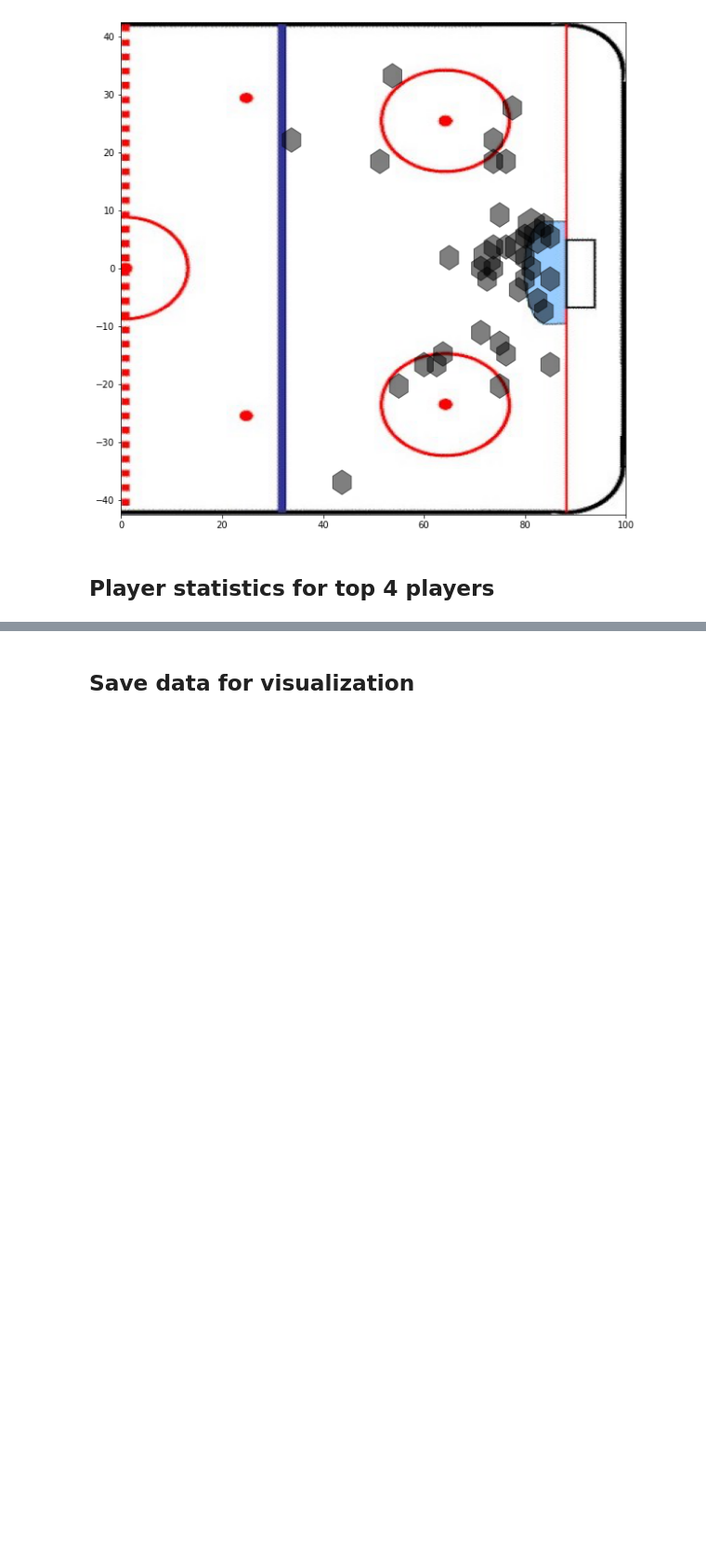
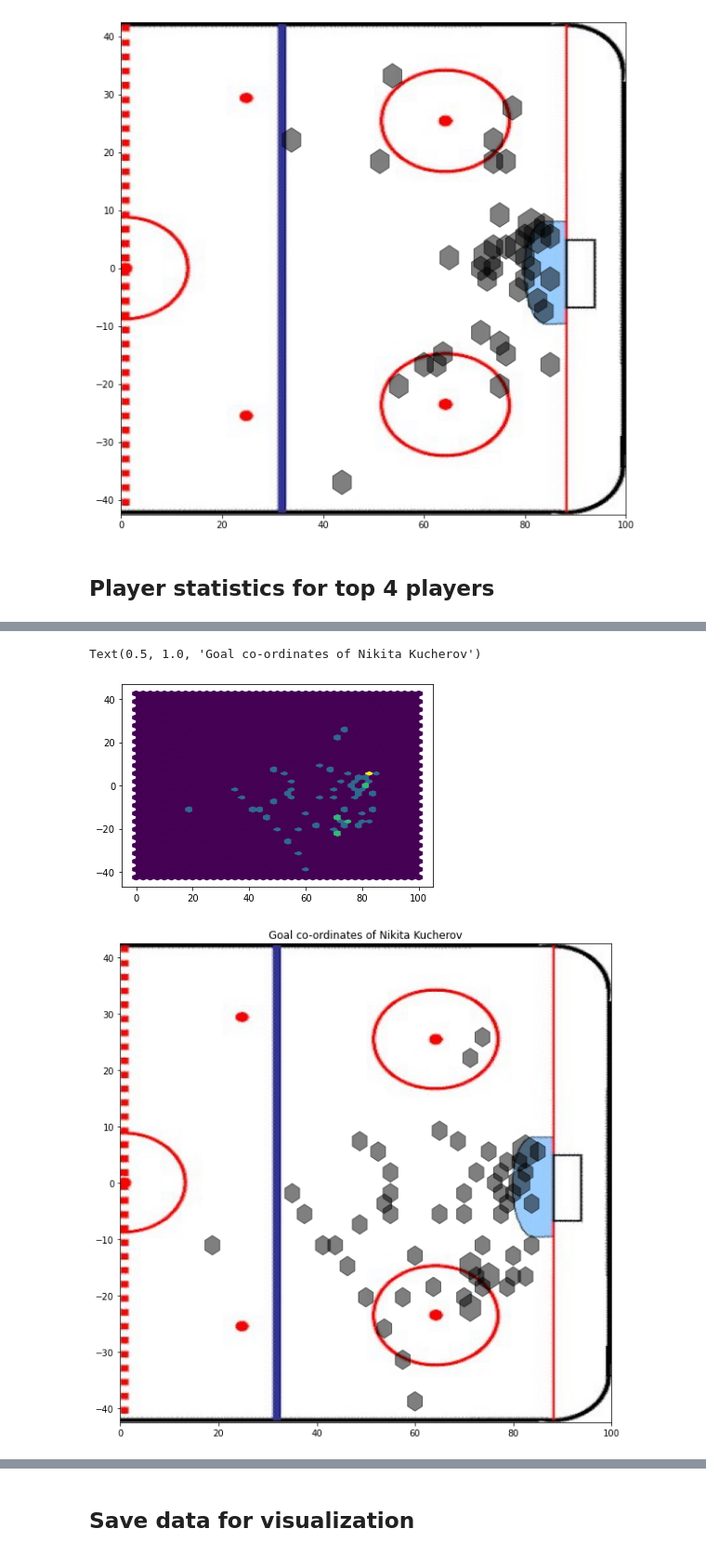
Before and after one commit to aadityapanchal/NHL-Analytics, a Jupyter notebook: NHL-Shots-Data-Analysis.ipynb, the cells around one changed output, grey strips where cells are left out. Shown at 93% size. Drawn from its saved outputs; the diff is of its cells as text; code cells hidden in the pictures; blank space fills up the shorter version.

```diff
--- a/NHL-Shots-Data-Analysis.ipynb
+++ b/NHL-Shots-Data-Analysis.ipynb
@@ -167,0 +266,8 @@ The goal conversion ratio of 'Ottawa Senators' against 'Toronto Maple Leafs' is
+# %%
+goals_hexbin_offsets, goals_hexbin_values = plot_hexbin_shots_goals(nikita_kucherov_goals)
+plot_shots_goals_on_rink(goals_hexbin_offsets, goals_hexbin_values)
+plt.title("Goal co-ordinates of Nikita Kucherov")
+# %% [output]
+Text(0.5, 1.0, 'Goal co-ordinates of Nikita Kucherov')
+[figure, added]
+[figure, added]
```
Also changed, not shown: parts of 7 cells of this notebook.
